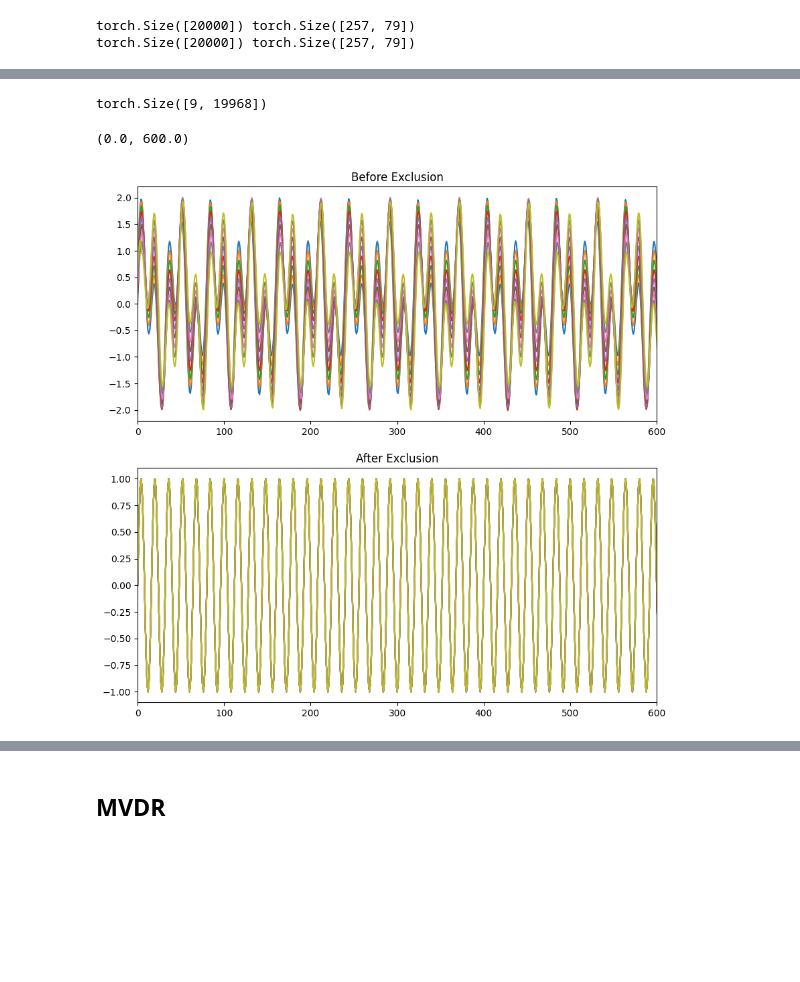
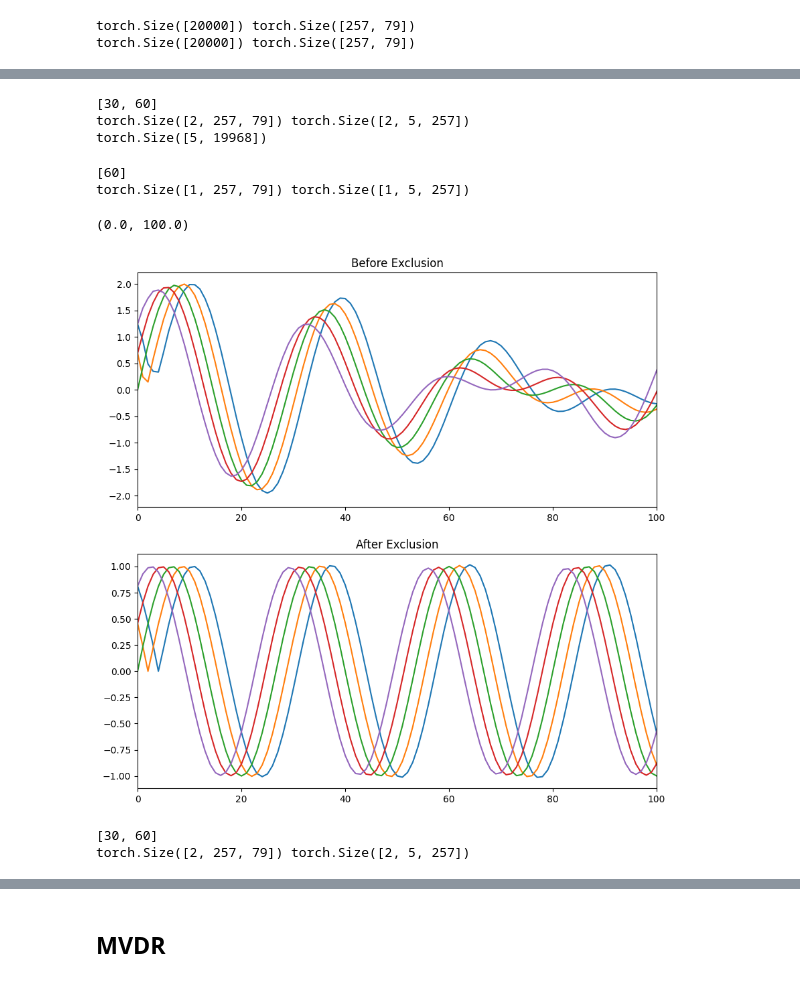
Before and after one commit to masa512/beamforming, a Jupyter notebook: 01_delayNsum.ipynb, the cells around one changed output, grey strips where cells are left out. Cells and saved outputs as stored; diff of their text form; code cells hidden in the pictures; blank space fills up the shorter version.

```diff
--- a/01_delayNsum.ipynb
+++ b/01_delayNsum.ipynb
@@ -25,10 +25,10 @@ from beamformer import DasBeamformer,MvdrBeamformer
 # %% [markdown]
 ## Linear Array
 # %%
-M = 9
+M = 5
 L = 20000
-d = 0.1
-fs = 8000
+d = 0.05
+fs = 16000
 lin_arr = LinearArray(M,L,d,fs)
 print(lin_arr.__len__())
 # %% [output]
@@ -36,12 +36,11 @@ print(lin_arr.__len__())
 # %%
 # Load signal
 
-s1 = 1*torch.sin(2*np.pi *200* 1/fs*torch.arange(0,L))
-s2 = 1*torch.sin(2*np.pi *500* 1/fs*torch.arange(0,L))
-s3 = 3*torch.sin(2*np.pi *100* 1/fs*torch.arange(0,L))
+s1 = 1*torch.sin(2*np.pi *500* 1/fs*torch.arange(0,L))
+s2 = 1*torch.sin(2*np.pi *600* 1/fs*torch.arange(0,L))
 
 sources = [s1,s2]
-thetas = [30,0]
+thetas = [30,60]
 
 for i in range(len(sources)):
   lin_arr.add_signal(sources[i],theta=thetas[i])
@@ -80,28 +100,32 @@ sensor_output = lin_arr.read_sensor()
 
 print(sensor_output.shape) # M, L'
 # %% [output]
-torch.Size([9, 19968])
+[30, 60]
+torch.Size([2, 257, 79]) torch.Size([2, 5, 257])
+torch.Size([5, 19968])
 # %%
 # Sensor Reading with Exclusion
 sensor_output_minus = lin_arr.read_sensor(theta_exclude=thetas[target_i])
 
 # plot the multi sensor data
 fig,ax = plt.subplots(2,1,figsize=(10,10))
 
 for m in range(M):
   x = sensor_output[m,:]
   ax[0].plot(x)
 
 for m in range(M):
   x = sensor_output_minus[m,:]
   ax[1].plot(x)
 ax[0].set_title('Before Exclusion')
 ax[1].set_title('After Exclusion')
-ax[0].set_xlim([0,600])
-ax[1].set_xlim([0,600])
+ax[0].set_xlim([0,100])
+ax[1].set_xlim([0,100])
 # %% [output]
-(0.0, 600.0)
+[60]
+torch.Size([1, 257, 79]) torch.Size([1, 5, 257])
+(0.0, 100.0)
-[figure, old version]
+[figure, new version]
 # %%
 # Test DAS Beamformer
 beamformer = DasBeamformer(lin_arr)
@@ -111,6 +135,9 @@ w = beamformer.eval_weight(thetas[target_i])
 
 # Apply the weight
 Y = beamformer.apply_beamformer(thetas[target_i])
+# %% [output]
+[30, 60]
+torch.Size([2, 257, 79]) torch.Size([2, 5, 257])
 # %%
 fig,ax = plt.subplots(2,1,figsize=(10,6))
 ax[1].plot(Y)
```
Also changed, not shown: parts of 34 cells of this notebook, 4 other files.
